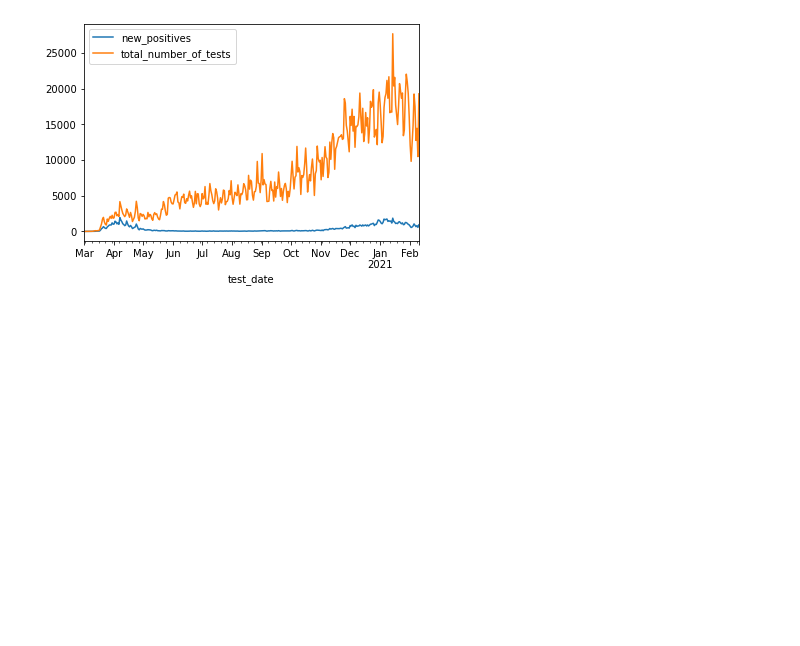
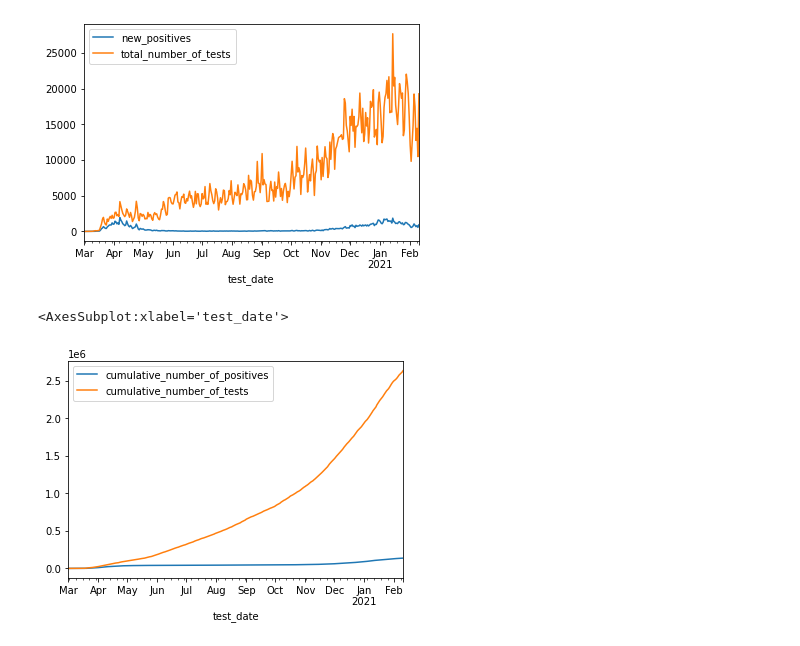
Before and after one commit to courtney-aiello/nys_covid_python, a Jupyter notebook: Nassau_County_COVID_postives_0.ipynb, the cells around one changed output. Saved outputs shown, nothing was run; the diff lists cells and outputs as text; code cells hidden in the pictures; blank space fills up the shorter version.

```diff
--- a/Nassau_County_COVID_postives_0.ipynb
+++ b/Nassau_County_COVID_postives_0.ipynb
@@ -97,3 +97,8 @@ results_df.plot(x="test_date", y=["new_positives","total_number_of_tests"])
 # %% [output]
 <AxesSubplot:xlabel='test_date'>
 [figure]
+# %%
+results_df.plot(x="test_date", y=["cumulative_number_of_positives","cumulative_number_of_tests"])
+# %% [output]
+<AxesSubplot:xlabel='test_date'>
+[figure, added]
```
Also changed, not shown: parts of 2 cells of this notebook.
